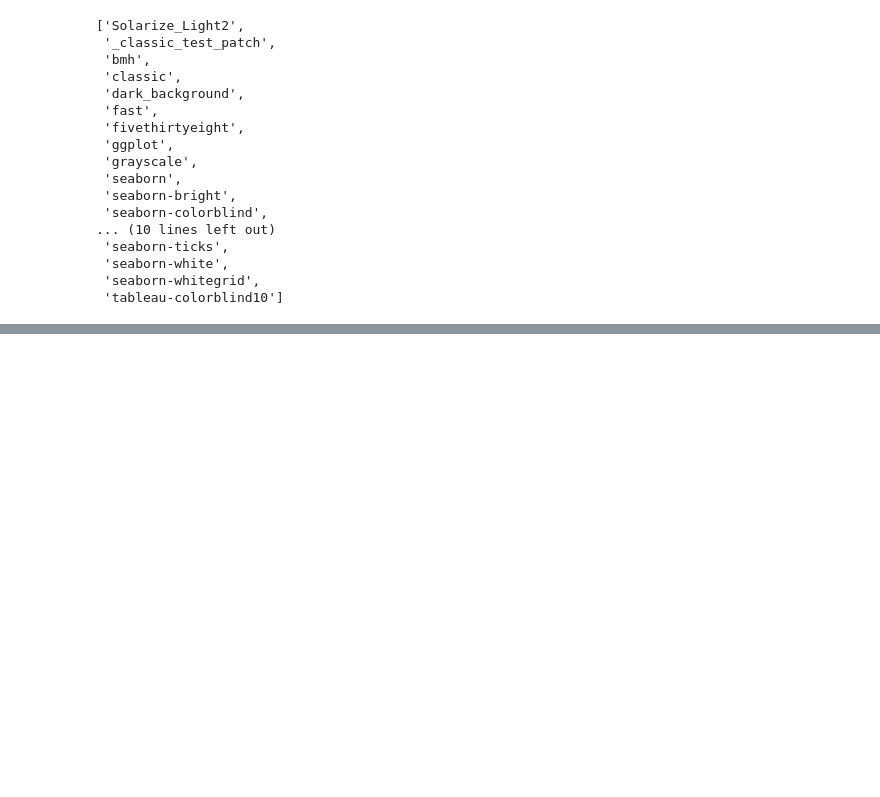
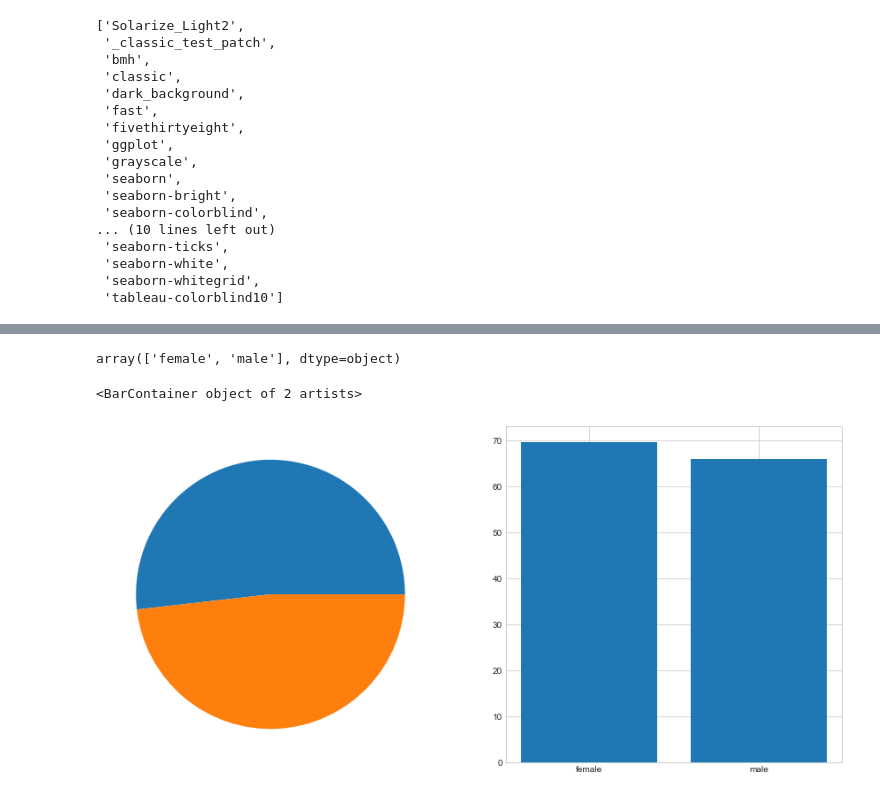
Before and after one commit to SergioMoraCodes/machine_learning_projects, a Jupyter notebook: Graficado con MATPLOTLIB/MATPLOTLIB.ipynb, the cells around one changed output, grey strips where cells are left out. Drawn from its saved outputs; the diff is of its cells as text; code cells hidden in the pictures; blank space fills up the shorter version.

```diff
--- a/Graficado con MATPLOTLIB/MATPLOTLIB.ipynb
+++ b/Graficado con MATPLOTLIB/MATPLOTLIB.ipynb
@@ -100,0 +119,17 @@ Text(0.5, 1.0, 'Monthly expenses')
+# %%
+df_students['mean'] = df_students.loc[:, ['math score', 'reading score', 'writing score']].sum(axis=1)/3
+gender = df_students.groupby(['gender']).mean()
+df_students['gender'].unique()
+# %% [output]
+array(['female', 'male'], dtype=object)
+# %%
+fig, (ax1,ax2) = plt.subplots(1,2, figsize = (15,7))
+
+ax1.pie(df_students['gender'].value_counts())
+ax1.set_label(('x','y'))
+
+
+ax2.bar(gender.index,gender['mean'])
+# %% [output]
+<BarContainer object of 2 artists>
+[figure, added]
```
Also changed, not shown: parts of 7 cells of this notebook, 1 other file.
